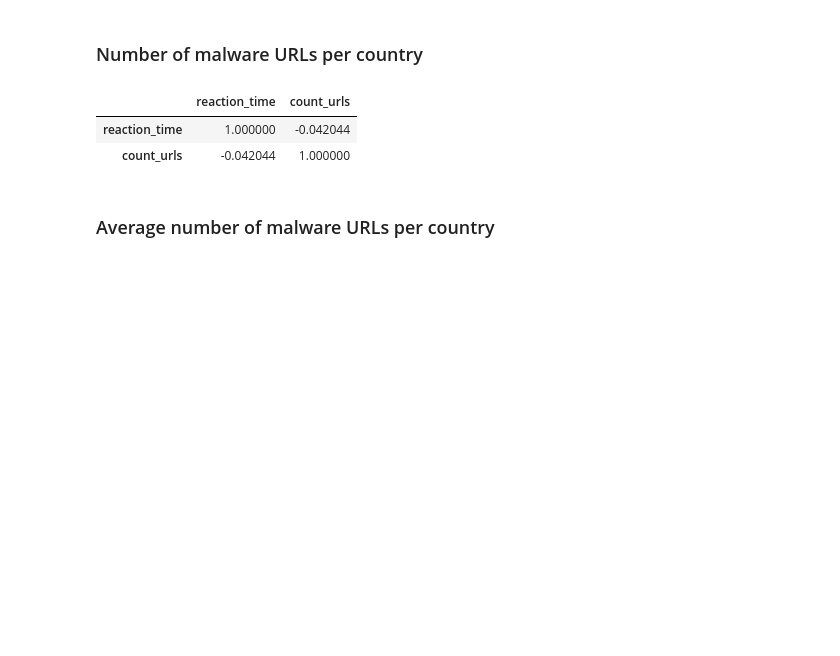
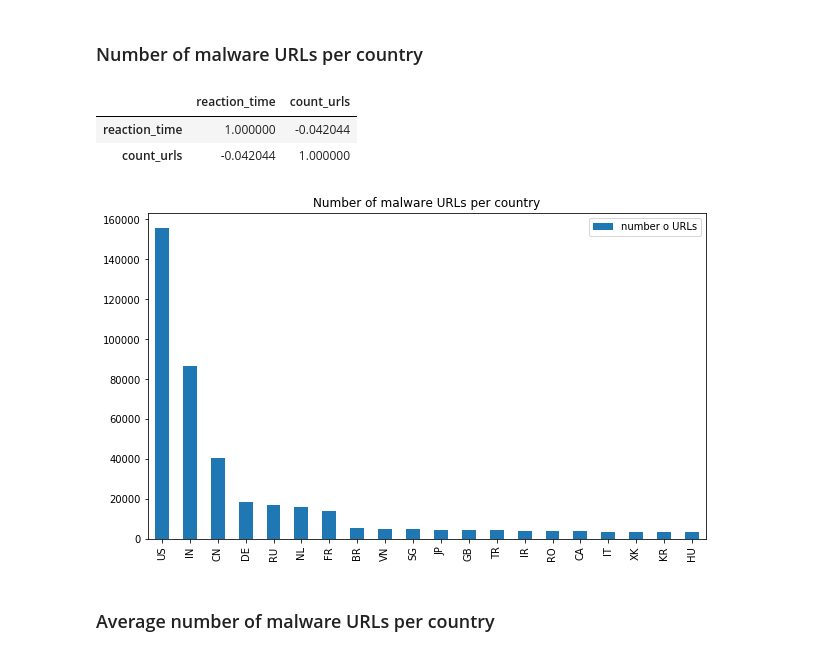
Before and after one commit to tderoon/Cybereconomicsgroup4, a Jupyter notebook: explored_data_sm.ipynb, the cells around one changed output. Cells and saved outputs as stored; diff of their text form; code cells hidden in the pictures; blank space fills up the shorter version.

```diff
--- a/explored_data_sm.ipynb
+++ b/explored_data_sm.ipynb
@@ -145,6 +235,19 @@ countries_data.corr()
 |  | reaction_time | count_urls |
 | reaction_time | 1.000000 | -0.042044 |
 | count_urls | -0.042044 | 1.000000 |
+# %%
+#number of malware URLs per country
+
+plot_countries_URLs = countries_data
+plot_countries_URLs = plot_countries_URLs.sort_values(by = ['count_urls'],ascending=False)
+plot_countries_URLs = plot_countries_URLs[:20]
+
+ax = plot_countries_URLs['count_urls'].plot(figsize = (10,6),kind = 'bar')
+plt.title('Number of malware URLs per country')
+ax.legend(["number o URLs" ])
+plt.show()
+# %% [output]
+[figure, added]
 # %% [markdown]
 ### Average number of malware URLs per country
 # %%
```
Also changed, not shown: parts of 15 cells of this notebook.
